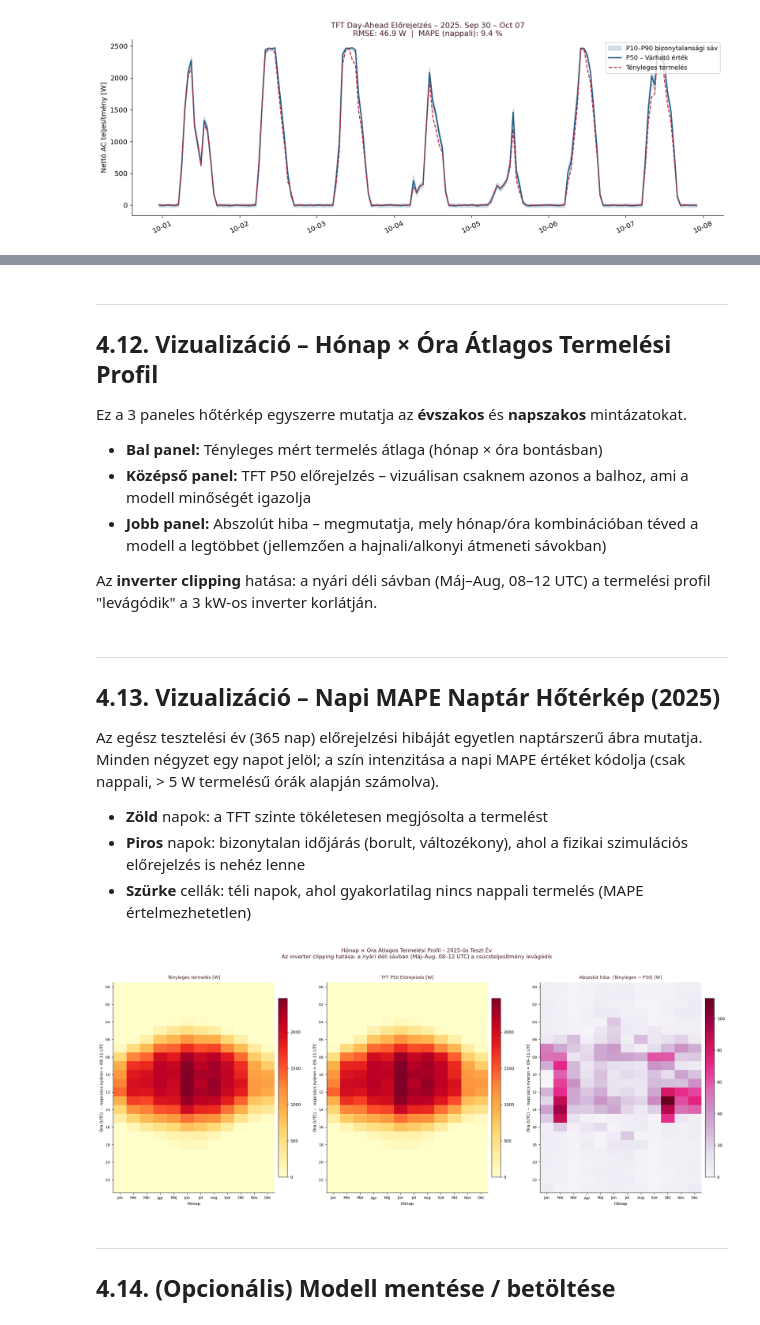
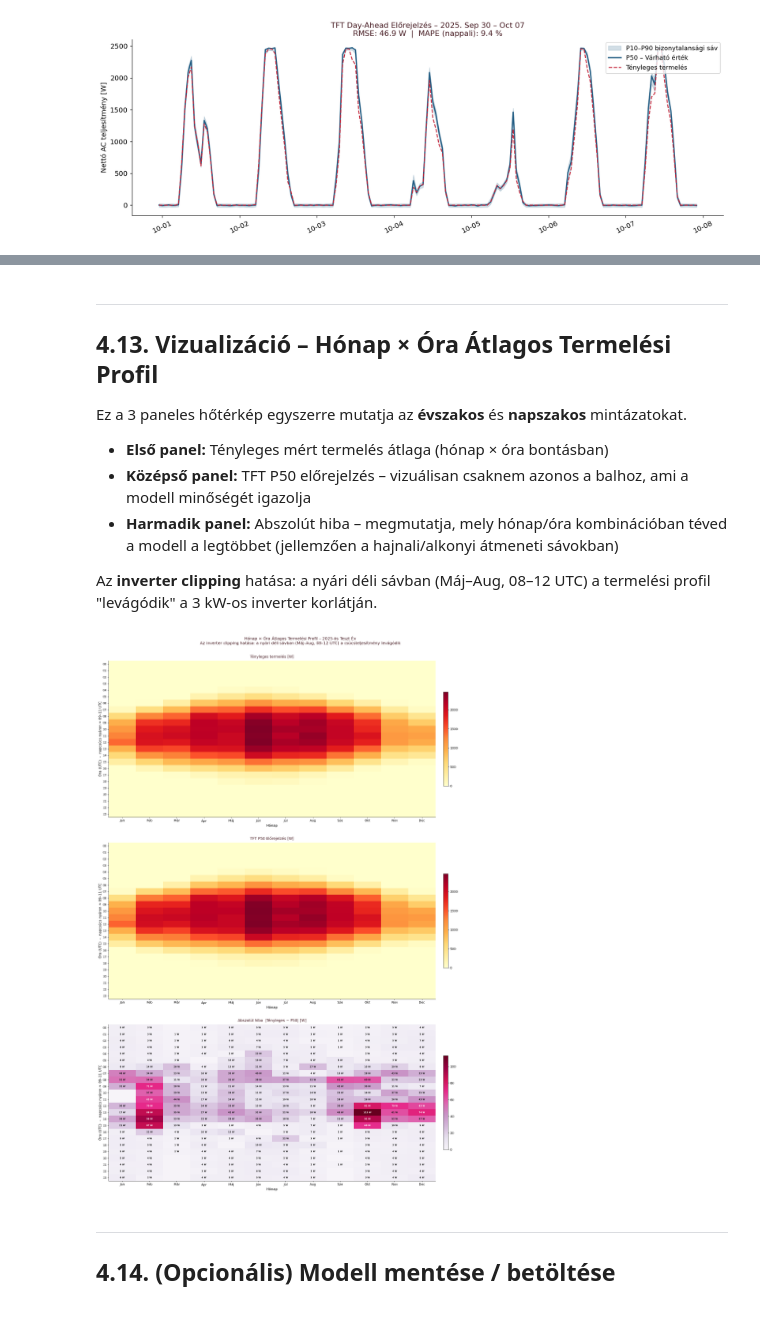
Before and after one commit to csabatatrai/solar-ml-pipeline, a Jupyter notebook: solar_ml_pipeline.ipynb, the cells around one changed output, grey strips where cells are left out. Saved outputs shown, nothing was run; the diff lists cells and outputs as text; code cells hidden in the pictures.

```diff
--- a/solar_ml_pipeline.ipynb
+++ b/solar_ml_pipeline.ipynb
@@ -597,24 +664,15 @@ Legrosszabb   : 2025-07-09  →  MAPE = 41.4 %
 Éves átlag    : 10.0 %  (napsütéses napok)
 # %% [markdown]
 ---
-## 4.12. Vizualizáció – Hónap × Óra Átlagos Termelési Profil
+## 4.13. Vizualizáció – Hónap × Óra Átlagos Termelési Profil
 
 Ez a 3 paneles hőtérkép egyszerre mutatja az **évszakos** és **napszakos** mintázatokat.
 
-- **Bal panel:** Tényleges mért termelés átlaga (hónap × óra bontásban)
+- **Első panel:** Tényleges mért termelés átlaga (hónap × óra bontásban)
 - **Középső panel:** TFT P50 előrejelzés – vizuálisan csaknem azonos a balhoz, ami a modell minőségét igazolja
-- **Jobb panel:** Abszolút hiba – megmutatja, mely hónap/óra kombinációban téved a modell a legtöbbet (jellemzően a hajnali/alkonyi átmeneti sávokban)
+- **Harmadik panel:** Abszolút hiba – megmutatja, mely hónap/óra kombinációban téved a modell a legtöbbet (jellemzően a hajnali/alkonyi átmeneti sávokban)
 
 Az **inverter clipping** hatása: a nyári déli sávban (Máj–Aug, 08–12 UTC) a termelési profil "levágódik" a 3 kW-os inverter korlátján.
-# %% [markdown]
----
-## 4.13. Vizualizáció – Napi MAPE Naptár Hőtérkép (2025)
-
-Az egész tesztelési év (365 nap) előrejelzési hibáját egyetlen naptárszerű ábra mutatja. Minden négyzet egy napot jelöl; a szín intenzitása a napi MAPE értéket kódolja (csak nappali, > 5 W termelésű órák alapján számolva).
-
-- **Zöld** napok: a TFT szinte tökéletesen megjósolta a termelést
-- **Piros** napok: bizonytalan időjárás (borult, változékony), ahol a fizikai szimulációs előrejelzés is nehéz lenne
-- **Szürke** cellák: téli napok, ahol gyakorlatilag nincs nappali termelés (MAPE értelmezhetetlen)
 # %%
 # ─── 14. Vizualizáció: Hónap × Óra Átlagos Termelési Profil (3 panel) ──────────
 
@@ -628,47 +686,62 @@ _df_hm = pd.DataFrame({
 # Fektetett orientáció: hónap X-tengelyen (12 oszlop), óra Y-tengelyen (24 sor)
 _piv_act  = _df_hm.groupby(["month", "hour"])["actual"].mean().unstack("month")
 _piv_pred = _df_hm.groupby(["month", "hour"])["predicted"].mean().unstack("month")
 _piv_err  = (_piv_act - _piv_pred).abs()
 
-# Teljes 24×12 mátrix garantálva (hiányzó értékeket 0-val töltjük)
+# Teljes 24×12 mátrix garantálva
 _piv_act  = _piv_act.reindex(index=range(24), columns=range(1, 13)).fillna(0.0)
 _piv_pred = _piv_pred.reindex(index=range(24), columns=range(1, 13)).fillna(0.0)
 _piv_err  = _piv_err.reindex(index=range(24), columns=range(1, 13)).fillna(0.0)
 
 _MON = ["Jan", "Feb", "Már", "Ápr", "Máj", "Jún",
         "Júl", "Aug", "Sze", "Okt", "Nov", "Dec"]
 _vmax_prod = float(np.nanmax([_piv_act.values.max(), _piv_pred.values.max()]))
 _vmax_err  = float(np.nanmax(_piv_err.values))
 
-fig, axes = plt.subplots(1, 3, figsize=(20, 8))
+fig, axes = plt.subplots(3, 1, figsize=(20, 27))
 
 _panels = [
     (_piv_act,  "YlOrRd", 0, _vmax_prod, "Tényleges termelés [W]"),
     (_piv_pred, "YlOrRd", 0, _vmax_prod, "TFT P50 Előrejelzés [W]"),
     (_piv_err,  "PuRd",   0, _vmax_err,  "Abszolút hiba  |Tényleges − P50| [W]"),
 ]
-for ax, (piv, cmap, vmin, vmax, title) in zip(axes, _panels):
+for panel_idx, (ax, (piv, cmap, vmin, vmax, title)) in enumerate(zip(axes, _panels)):
     _im = ax.imshow(piv.values, aspect="auto", cmap=cmap,
                     vmin=vmin, vmax=vmax, origin="upper")
-    _cb = plt.colorbar(_im, ax=ax, shrink=0.85, pad=0.02)
-    _cb.ax.tick_params(labelsize=9)
+    _cb = plt.colorbar(_im, ax=ax, shrink=0.6, pad=0.02, orientation="vertical")
+    _cb.ax.tick_params(labelsize=11)
     ax.set_xticks(range(12))
-    ax.set_xticklabels(_MON, fontsize=8)
-    ax.set_yticks(range(0, 24, 2))
-    ax.set_yticklabels([f"{h:02d}" for h in range(0, 24, 2)], fontsize=8)
-    ax.set_xlabel("Hónap", fontsize=9)
-    ax.set_ylabel("Óra (UTC)  –  napcsúcs nyáron ≈ 09–11 UTC", fontsize=9)
-    ax.set_title(title, fontsize=10, color=COLORS.get("title", "#481d24"), pad=8)
+    ax.set_xticklabels(_MON, fontsize=11)
+    ax.set_yticks(range(0, 24, 1))
+    ax.set_yticklabels([f"{h:02d}" for h in range(0, 24, 1)], fontsize=10)
+    ax.set_xlabel("Hónap", fontsize=12)
+    ax.set_ylabel("Óra (UTC)  –  napcsúcs nyáron ≈ 09–11 UTC", fontsize=12)
+    ax.set_title(title, fontsize=13, color=COLORS.get("title", "#481d24"), pad=10)
+
+    # 3. panel: numerikus hibaértékek cellánként
+    if panel_idx == 2:
+        _cmap_err = plt.cm.get_cmap(cmap)
+        _norm_err = matplotlib.colors.Normalize(vmin=vmin, vmax=vmax)
+        for _h in range(24):
+            for _m_idx in range(12):
+                _val = piv.values[_h, _m_idx]
+                if _val < 1.0:      # éjszakai nullákat kihagyjuk
+                    continue
+                _rgba = _cmap_err(_norm_err(_val))
+                _lum  = 0.2126 * _rgba[0] + 0.7152 * _rgba[1] + 0.0722 * _rgba[2]
+                _tc   = "white" if _lum < 0.45 else "#111111"
+                ax.text(_m_idx, _h, f"{_val:.0f} W", ha="center", va="center",
+                        fontsize=7.5, color=_tc, fontweight="bold")
 
 fig.suptitle(
     "Hónap × Óra Átlagos Termelési Profil – 2025-ös Teszt Év\n"
     "Az inverter clipping hatása: a nyári déli sávban (Máj–Aug, 08–12 UTC) a csúcsteljesítmény levágódik",
-    fontsize=12, color=COLORS.get("title", "#481d24"), y=1.02,
+    fontsize=14, color=COLORS.get("title", "#481d24"), y=1.005,
 )
-plt.tight_layout()
+plt.tight_layout(h_pad=3.0)
 plt.show()
 # %% [output]
-[figure, old version]
+[figure, new version]
 # %% [markdown]
 ---
 ## 4.14. (Opcionális) Modell mentése / betöltése
```
Also changed, not shown: parts of 4 cells of this notebook, 4 other files.
